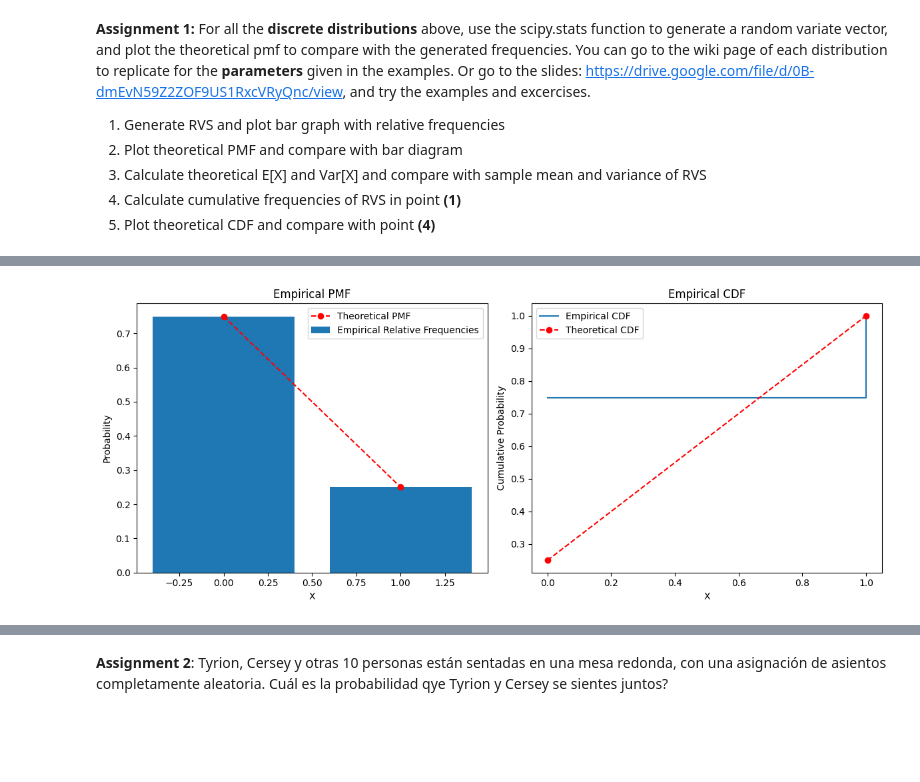
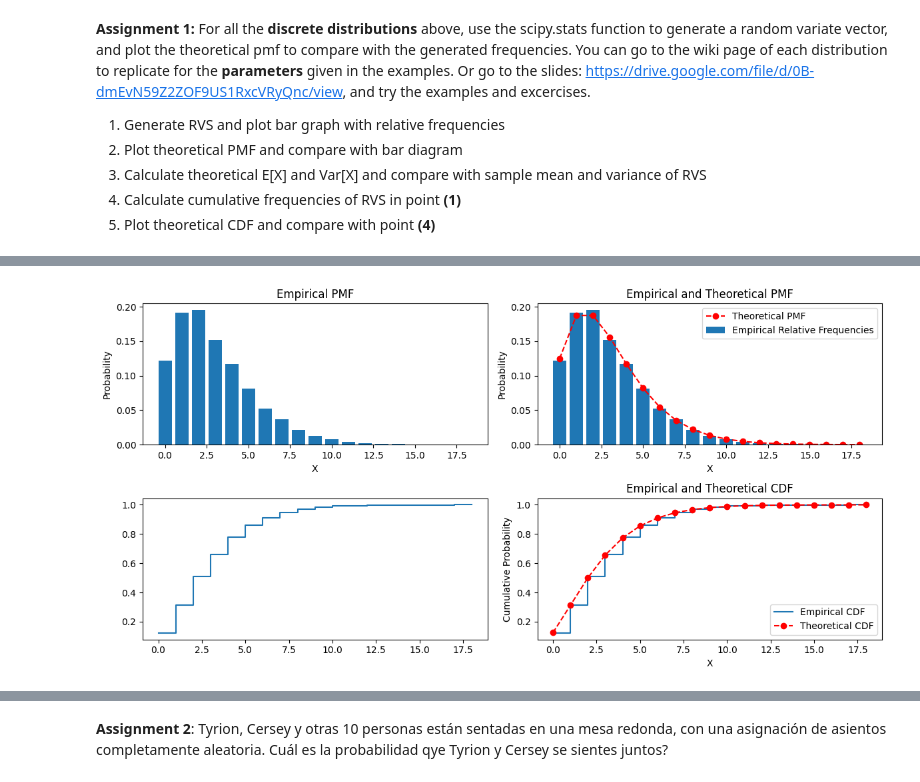
Before and after one commit to CHACHO617/Taller1ModelosYSimulacoin, a Jupyter notebook: Taller 5.ipynb, the cells around one changed output, grey strips where cells are left out. Saved outputs shown, nothing was run; the diff lists cells and outputs as text; code cells hidden in the pictures; blank space fills up the shorter version.

Commit message:
Update Taller 5
Falta Corregir: Negativo Binomial, Hyper... y el ultimo

```diff
--- a/Taller 5.ipynb
+++ b/Taller 5.ipynb
@@ -786,74 +939,73 @@ Suma Acumulada Px Teorico:  0.9999236715846564
 # %%
-#BERNOULLI
+#NEGATIVE BINOMIAL FALTA CORREGIR
 
 import numpy as np
 import matplotlib.pyplot as plt
 
-def bernoulli(p=0.5):
-    if np.random.rand() < p:
-        return 1  # Success
-    else:
-        return 0  # Failure
+def geometric(p=0.5):
+    x = 0
+    while np.random.rand() >= p:
+        x += 1
+    return x
 
-#Punto 1 ------------------------------------------------------
+def nbin(r=1, p=0.5):
+    x = 0
+    for k in range(r):
+        x += geometric(p)
+    return x
 
 # Generate Random Variates (RVS) and plot bar graph with relative frequencies
+r, p = 3, 0.5
 size = 10000
-p = 0.25
-RVS = [bernoulli(p) for i in range(size)]
+RVS = [nbin(r, p) for i in range(size)]
 unique, counts = np.unique(RVS, return_counts=True)
 
+plt.figure(figsize=(12, 6))
+
 # Plot empirical Relative Frequencies
-plt.figure(figsize=(12, 5))
-
-plt.subplot(1, 2, 1)
+plt.subplot(2, 2, 1)
 plt.bar(unique, counts / size, label='Empirical Relative Frequencies')
 plt.xlabel('X')
 plt.ylabel('Probability')
 plt.title('Empirical PMF')
 
-#Punto 2 ------------------------------------------------------
+# Plot theoretical PMF and compare with bar diagram
+plt.subplot(2, 2, 2)
+x_theoretical = np.arange(0, max(RVS)+1)
+px_theoretical = nbinom.pmf(x_theoretical, r, p)
+plt.bar(unique, counts / size, label='Empirical Relative Frequencies')
+plt.plot(x_theoretical, px_theoretical, '--ro', label='Theoretical PMF')
+plt.xlabel('X')
+plt.ylabel('Probability')
+plt.title('Empirical and Theoretical PMF')
+plt.legend()
 
-# Plot theoretical PMF and compare with bar diagram
-x_theoretical = np.array([0, 1])
-px_theoretical = np.array([1-p, p])  # Assuming p=0.3
-plt.plot(x_theoretical, px_theoretical, '--ro', label='Theoretical PMF')
-
-
-
-#Punto 3 ------------------------------------------------------
 # Calculate theoretical E[X] and Var[X] and compare with sample mean and variance of RVS
-theoretical_mean = p
-theoretical_variance = p * (1 - p)
+theoretical_mean = r * (1-p) / p
+theoretical_variance = r * (1-p) / p**2
 
 sample_mean = np.mean(RVS)
 sample_variance = np.var(RVS)
 
-print(f'Theoretical Mean: {theoretical_mean}, Sample Mean: {sample_mean}')
-print(f'Theoretical Variance: {theoretical_variance}, Sample Variance: {sample_variance}')
+print(f'Theoretical Mean: {theoretical_mean:.4f}, Sample Mean: {sample_mean:.4f}')
+print(f'Theoretical Variance: {theoretical_variance:.4f}, Sample Variance: {sample_variance:.4f}')
 
-# Add labels and legend for the first subplot
-plt.legend()
-
-#Punto 4 ------------------------------------------------------
 # Calculate cumulative frequencies of RVS
 cumulative_counts = np.cumsum(counts / size)
 
+# Plot empirical CDF
+plt.subplot(2, 2, 3)
+plt.step(unique, cumulative_counts, label='Empirical CDF', where='post')
 
-#Punto 5 ------------------------------------------------------
-# Plot empirical CDF
-plt.subplot(1, 2, 2)
+# Plot theoretical CDF and compare with point
+plt.subplot(2, 2, 4)
+x_cdf_theoretical = np.arange(0, max(RVS)+1)
+cdf_theoretical = nbinom.cdf(x_cdf_theoretical, r, p)
 plt.step(unique, cumulative_counts, label='Empirical CDF', where='post')
+plt.plot(x_cdf_theoretical, cdf_theoretical, '--ro', label='Theoretical CDF')
 plt.xlabel('X')
 plt.ylabel('Cumulative Probability')
-plt.title('Empirical CDF')
-
-# Plot theoretical CDF
-x_cdf_theoretical = np.array([0, 1])
-cdf_theoretical = np.array([p, 1])  # Assuming p=0.3
-plt.plot(x_cdf_theoretical, cdf_theoretical, '--ro', label='Theoretical CDF')
-
-# Add labels and legend for the second subplot
+plt.title('Empirical and Theoretical CDF')
 plt.legend()
 
 # Adjust layout for better visualization
@@ -867,2 +1019,2 @@ Theoretical Variance: 0.1875, Sample Variance: 0.18819803999999996
-[figure, old version]
+[figure, new version]
 # %%
```
Also changed, not shown: parts of 18 cells of this notebook.
